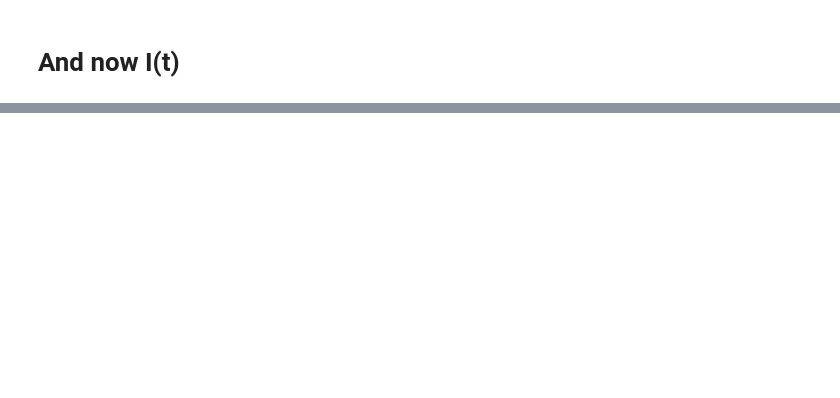
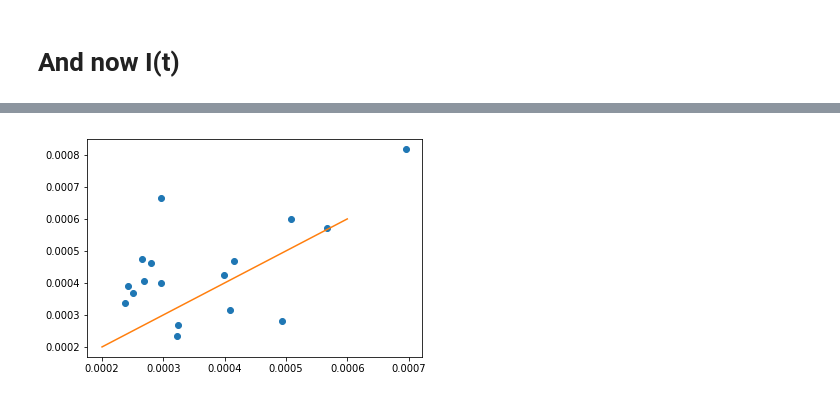
Before and after one commit to elifesciences-publications/ifromprof, a Jupyter notebook: notebooks/exploratory/Alvino_H.ipynb, the cells around one changed output, grey strips where cells are left out. Saved outputs shown, nothing was run; the diff lists cells and outputs as text; code cells hidden in the pictures; blank space fills up the shorter version.

```diff
--- a/notebooks/exploratory/Alvino_H.ipynb
+++ b/notebooks/exploratory/Alvino_H.ipynb
@@ -236,0 +312,19 @@ legend(loc="best")
+# %%
+Ori = pd.read_csv("../../data/external/oridb.csv","\t")
+INo["nori"] = [len(Ori[Ori.chr == i]) for i in range(1,17) ]+[ len(Ori)]
+
+info = pd.read_csv("../../data/external/saccharomyces_cerevisiae_R64-2-1_20150113.gff",sep="\t",comment="#",
+           names=["chr","sgd","type","start","end","un1","un2","un3","idd"])
+info.head(20)
+l = [info.iloc[i]["end"] for i,is_ch in enumerate(info["type"]=="chromosome") if is_ch][:-1]
+l += [sum(l)]
+INo["chrlength"] = l
+# %%
+INo["rho"] = 1000 *INo["nori"] / INo["chrlength"]
+INo["Estimated Imax"] = 1.5*INo["rho"]**2 / 30
+
+plot(1.5*INo["rho"]**2/22,INo["Imax"],"o")
+plot([0.0002,0.0006],[0.0002,0.0006])
+INo.to_csv("single_ch_analysis_H.csv")
+# %% [output]
+[figure, added]
```
Also changed, not shown: parts of 7 cells of this notebook, 1 other file.
